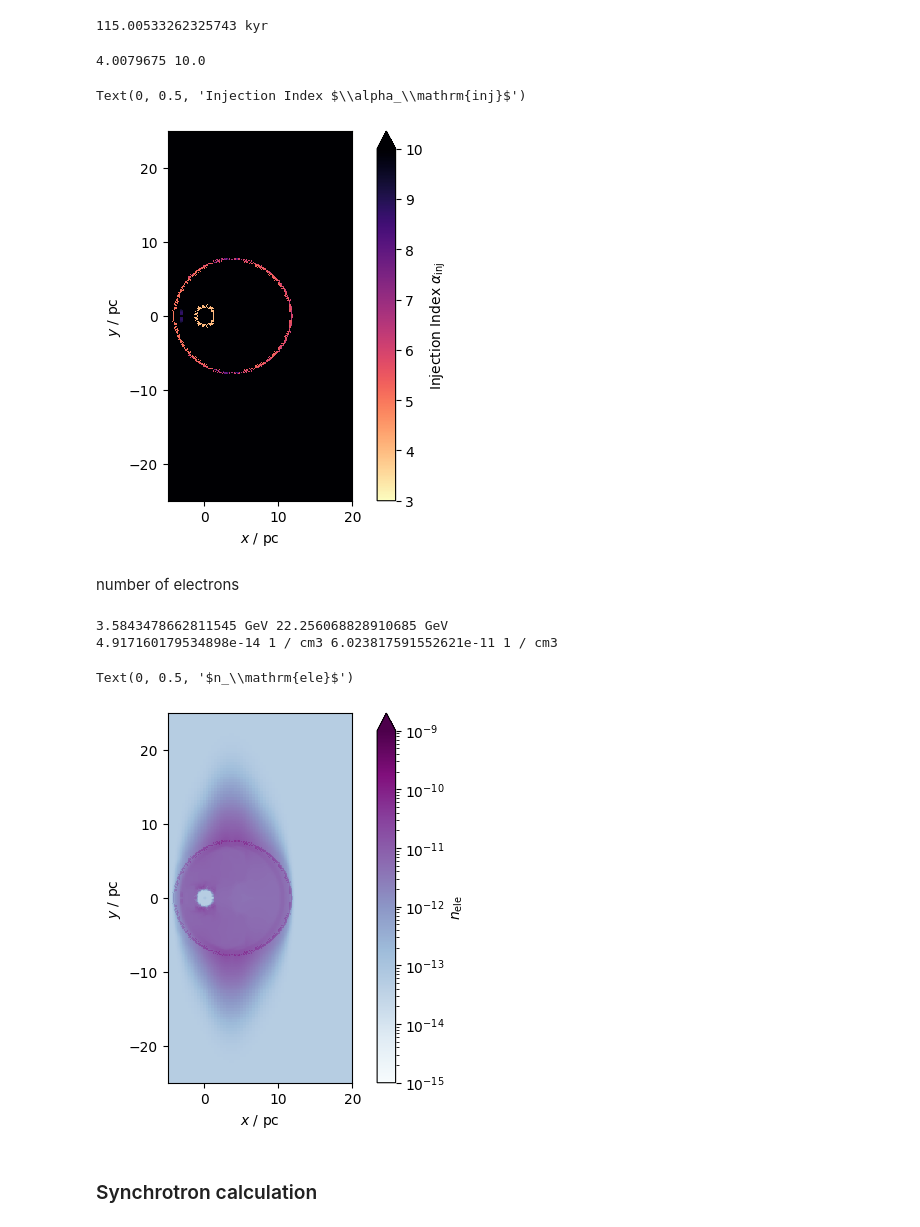
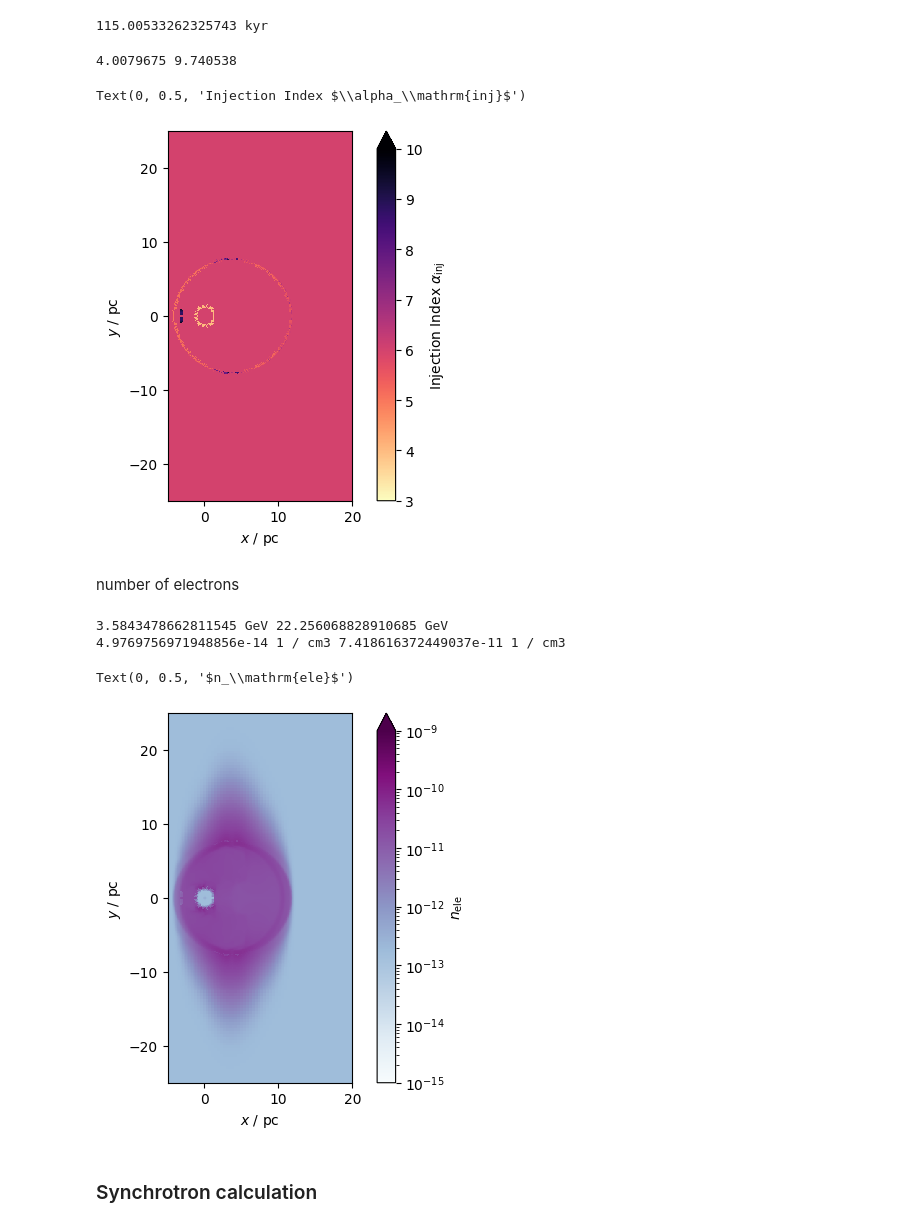
Before and after one commit to kwat0308/crbowshock_analysis_tools, a Jupyter notebook: calculate_CR_properties/notebooks/get_synch_emissivity.ipynb, the cells around one changed output. Drawn from its saved outputs; the diff is of its cells as text; code cells hidden in the pictures.

```diff
--- a/calculate_CR_properties/notebooks/get_synch_emissivity.ipynb
+++ b/calculate_CR_properties/notebooks/get_synch_emissivity.ipynb
@@ -212,36 +211,38 @@ extent = ([low_cor[0], up_cor[0], low_cor[1], up_cor[1]] * u.cm).to_value(u.pc)
 # %%
 gam = 5/3
 
 xs_data = (gam + 1) * shma_data**2 / (2 + (gam - 1) * shma_data**2)
 alpha_inj_data = 3 * xs_data / (xs_data - 1)
 
 # force minimal and maximal values
-alpha_inj_data[alpha_inj_data < 4] = 10
+alpha_inj_data[alpha_inj_data < 4] = 6
 alpha_inj_data[alpha_inj_data >= 10] = 10
+
+# alpha_inj_data = np.full(alpha_inj_data.shape, )
 
 print(alpha_inj_data.min(), alpha_inj_data.max())
 
 # %reset_selective -f "shma_data"
 # %reset_selective -f "xs_data"
 
 alpha_inj_sl = flash_amr_tools.get_slice(alpha_inj_data, pos=0.0, axis=2, ref_lvl=ref_lvl, bbox=bbox, bsize=bsize, brefs=brefs, bns=bns)
 
 # plot
 fig, ax = plt.subplots()
 norm = mcolors.Normalize(vmin=3, vmax=10, clip=True)
 
 im = ax.imshow(alpha_inj_sl.T, norm=norm, cmap=cm.magma_r, alpha=1.0, interpolation="none", extent=extent)
 
 # labels
 ax.set_xlabel("$x$ / pc")
 ax.set_ylabel("$y$ / pc")
 
 cb = fig.colorbar(im, ax=ax, extend='max')
 cb.ax.set_ylabel(r"Injection Index $\alpha_\mathrm{inj}$")
 # %% [output]
-4.0079675 10.0
+4.0079675 9.740538
 Text(0, 0.5, 'Injection Index $\\alpha_\\mathrm{inj}$')
-[figure, old version]
+[figure, new version]
 # %% [markdown]
 number of electrons
 # %%
@@ -267,7 +268,7 @@ cb = fig.colorbar(im, ax=ax, extend='max')
 cb.ax.set_ylabel("$n_\mathrm{ele}$")
 # %% [output]
 3.5843478662811545 GeV 22.256068828910685 GeV
-4.917160179534898e-14 1 / cm3 6.023817591552621e-11 1 / cm3
+4.9769756971948856e-14 1 / cm3 7.418616372449037e-11 1 / cm3
 Text(0, 0.5, '$n_\\mathrm{ele}$')
 [figure]
 # %% [markdown]
```
Also changed, not shown: parts of 11 cells of this notebook, 3 other files.
